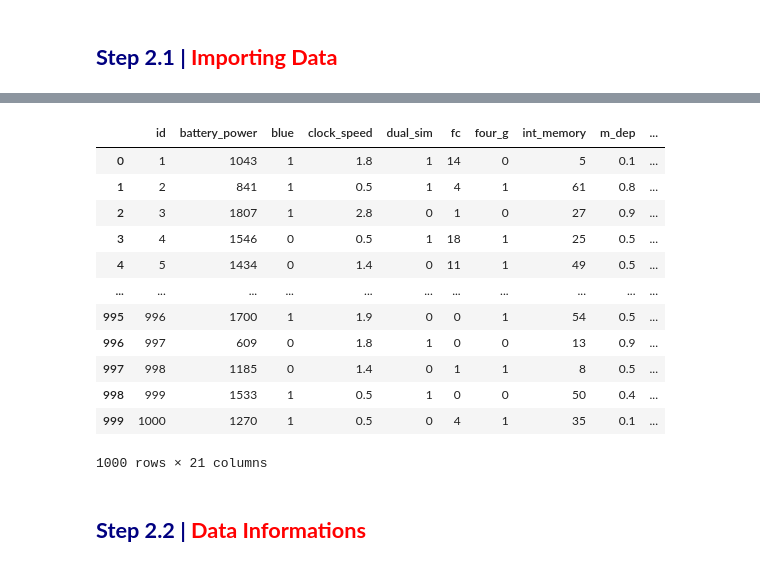
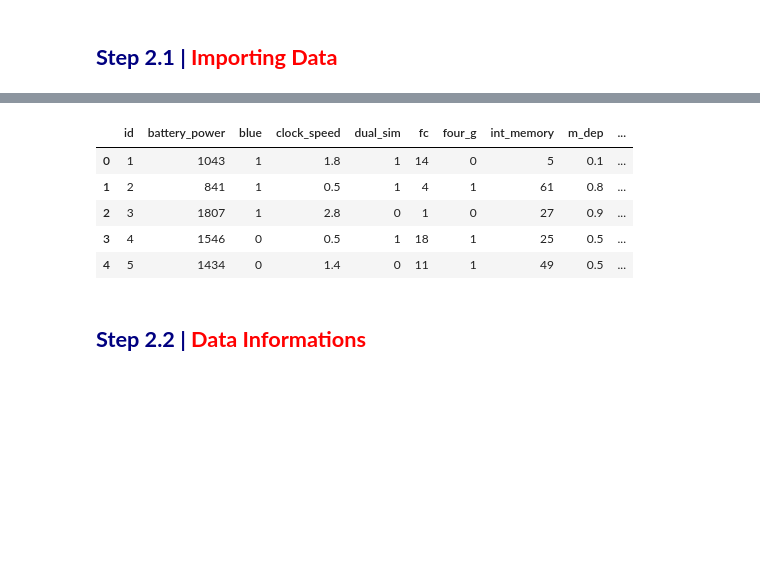
Before and after one commit to NimaPourmoradi/MobilePrice1, a Jupyter notebook: Classification2.ipynb, the cells around one changed output, grey strips where cells are left out. Saved outputs shown, nothing was run; the diff lists cells and outputs as text; code cells hidden in the pictures; blank space fills up the shorter version.

```diff
--- a/Classification2.ipynb
+++ b/Classification2.ipynb
@@ -136,21 +129,14 @@ Train
 # %%
 # Input test data
 Test = pd.read_csv('test.csv')
-Test
+Test.head()
 # %% [output]
 |  | id | battery_power | blue | clock_speed | dual_sim | fc | four_g | int_memory | m_dep | ... |
 | 0 | 1 | 1043 | 1 | 1.8 | 1 | 14 | 0 | 5 | 0.1 | ... |
 | 1 | 2 | 841 | 1 | 0.5 | 1 | 4 | 1 | 61 | 0.8 | ... |
 | 2 | 3 | 1807 | 1 | 2.8 | 0 | 1 | 0 | 27 | 0.9 | ... |
 | 3 | 4 | 1546 | 0 | 0.5 | 1 | 18 | 1 | 25 | 0.5 | ... |
 | 4 | 5 | 1434 | 0 | 1.4 | 0 | 11 | 1 | 49 | 0.5 | ... |
-| ... | ... | ... | ... | ... | ... | ... | ... | ... | ... | ... |
-| 995 | 996 | 1700 | 1 | 1.9 | 0 | 0 | 1 | 54 | 0.5 | ... |
-| 996 | 997 | 609 | 0 | 1.8 | 1 | 0 | 0 | 13 | 0.9 | ... |
-| 997 | 998 | 1185 | 0 | 1.4 | 0 | 1 | 1 | 8 | 0.5 | ... |
-| 998 | 999 | 1533 | 1 | 0.5 | 1 | 0 | 0 | 50 | 0.4 | ... |
-| 999 | 1000 | 1270 | 1 | 0.5 | 0 | 4 | 1 | 35 | 0.1 | ... |
-1000 rows × 21 columns
 # %% [markdown]
 <a id="info"></a>
 ## <b><span style="color:navy">Step 2.2 | </span><span style="color:red">Data Informations</span></b>
```
Also changed, not shown: parts of 15 cells of this notebook.
